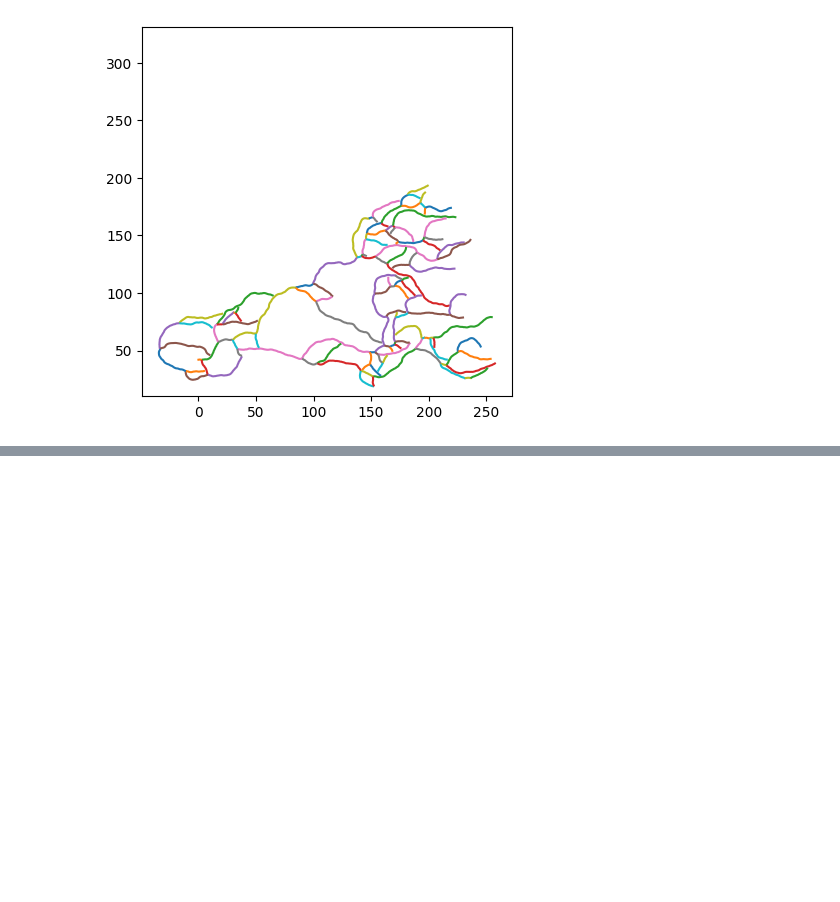
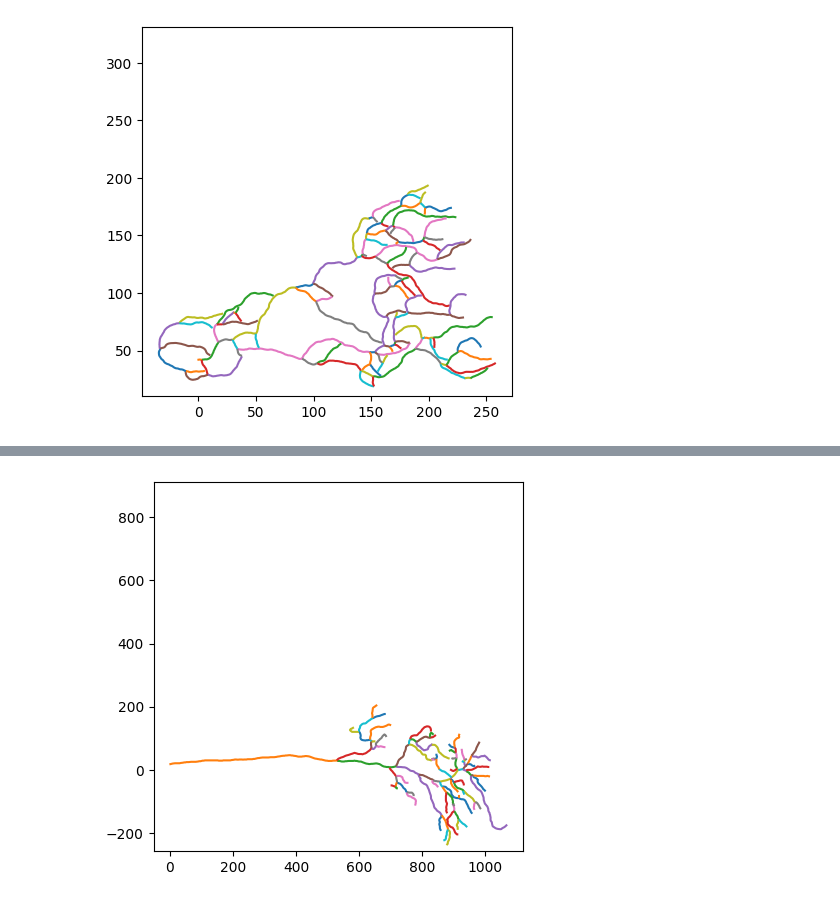
Before and after one commit to alifele/ProjectReport, a Jupyter notebook: Simulations (Shared Folder)/NeuronBranching_CanUcarPaper/NeuronBranchingExperiments.ipynb, the cells around one changed output, grey strips where cells are left out. Drawn from its saved outputs; the diff is of its cells as text; code cells hidden in the pictures; blank space fills up the shorter version.

```diff
--- a/Simulations (Shared Folder)/NeuronBranching_CanUcarPaper/NeuronBranchingExperiments.ipynb
+++ b/Simulations (Shared Folder)/NeuronBranching_CanUcarPaper/NeuronBranchingExperiments.ipynb
@@ -270,0 +276,4 @@ Detected 51 cycles in the image.
+# %%
+network = loadExperimentalData(4)
+# %% [output]
+[figure, added]
```
Also changed, not shown: parts of 4 cells of this notebook, 1 other file.
